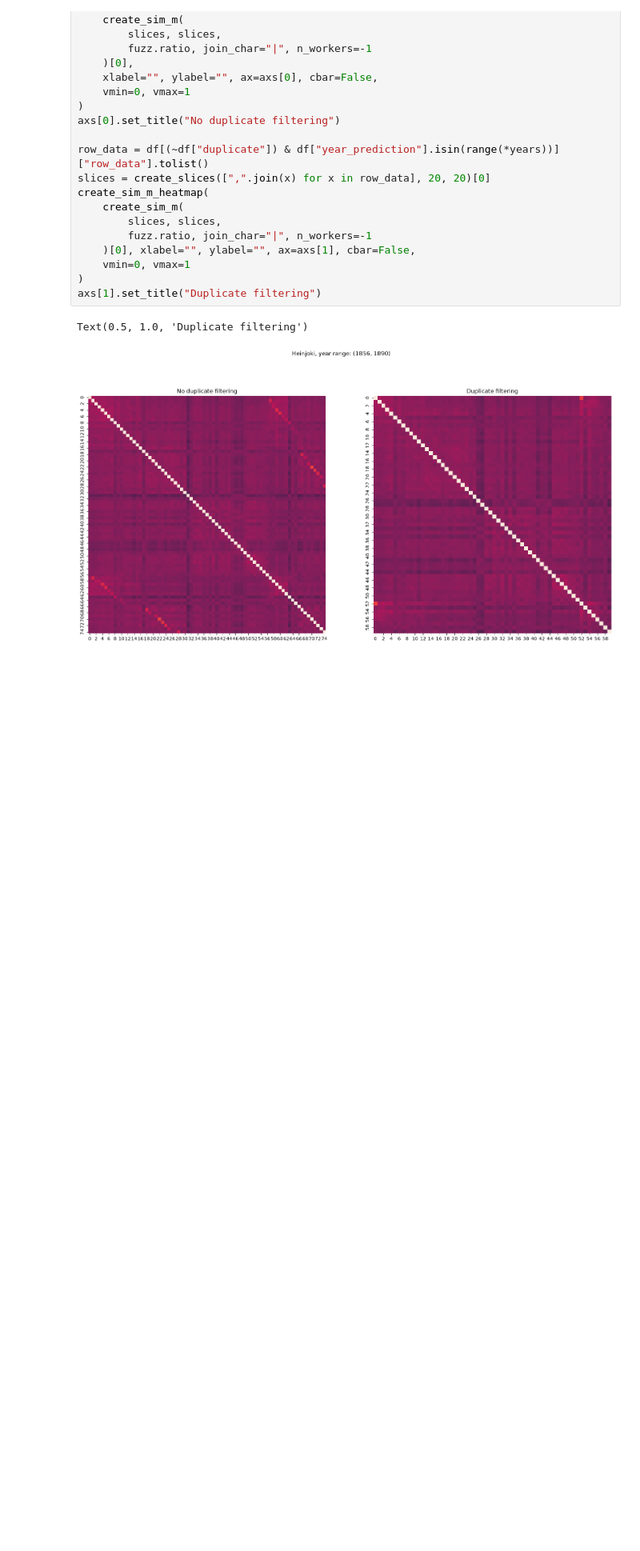
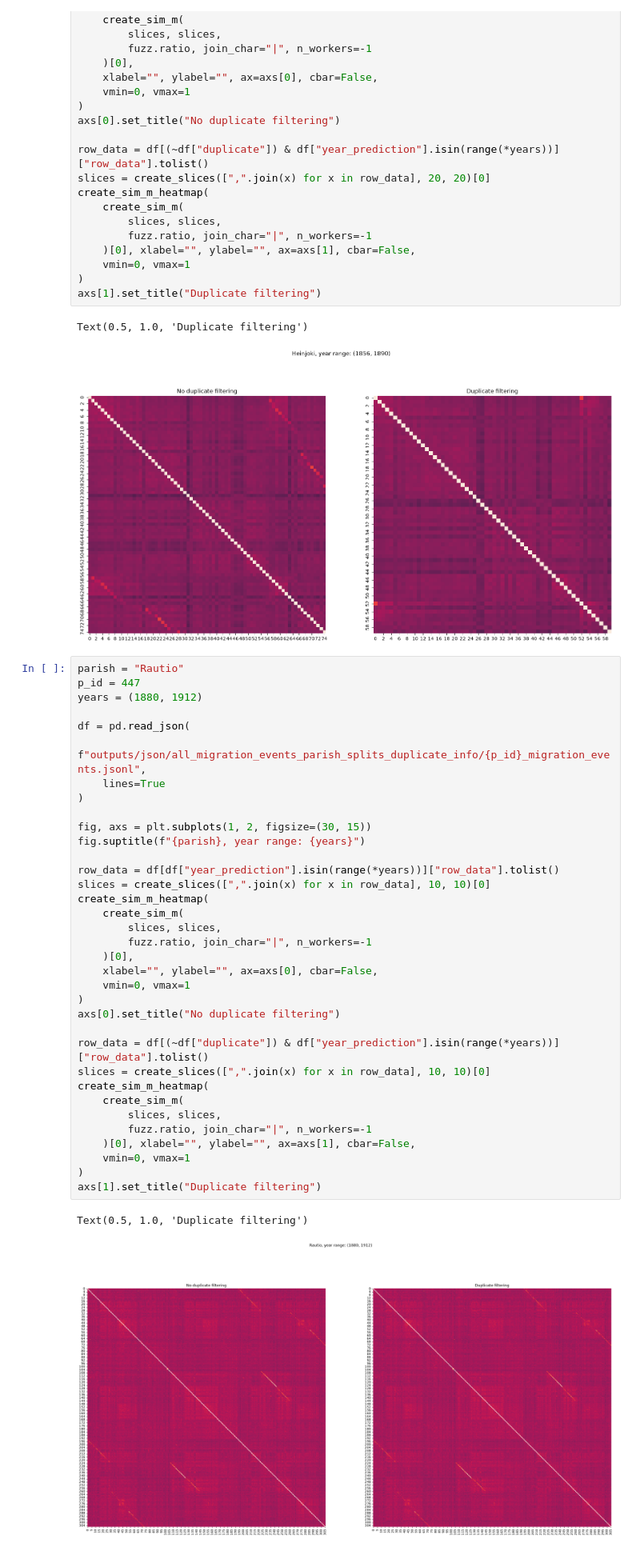
Before and after one commit to TurkuNLP/htr-hiski-alignment, a Jupyter notebook: extracting-migrations-overlap_discovery.ipynb, the cells around one changed output. Shown at 80% size. Saved outputs shown, nothing was run; the diff lists cells and outputs as text; blank space fills up the shorter version.

Commit message:
updates to duplicate filtering

```diff
--- a/extracting-migrations-overlap_discovery.ipynb
+++ b/extracting-migrations-overlap_discovery.ipynb
@@ -232,6 +232,44 @@ axs[1].set_title("Duplicate filtering")
 # %% [output]
 Text(0.5, 1.0, 'Duplicate filtering')
 [figure]
+# %%
+parish = "Rautio"
+p_id = 447
+years = (1880, 1912)
+
+df = pd.read_json(
+    f"outputs/json/all_migration_events_parish_splits_duplicate_info/{p_id}_migration_events.jsonl",
+    lines=True
+)
+
+fig, axs = plt.subplots(1, 2, figsize=(30, 15))
+fig.suptitle(f"{parish}, year range: {years}")
+
+row_data = df[df["year_prediction"].isin(range(*years))]["row_data"].tolist()
+slices = create_slices([",".join(x) for x in row_data], 10, 10)[0]
+create_sim_m_heatmap(
+    create_sim_m(
+        slices, slices,
+        fuzz.ratio, join_char="|", n_workers=-1
+    )[0],
+    xlabel="", ylabel="", ax=axs[0], cbar=False,
+    vmin=0, vmax=1
+)
+axs[0].set_title("No duplicate filtering")
+
+row_data = df[(~df["duplicate"]) & df["year_prediction"].isin(range(*years))]["row_data"].tolist()
+slices = create_slices([",".join(x) for x in row_data], 10, 10)[0]
+create_sim_m_heatmap(
+    create_sim_m(
+        slices, slices,
+        fuzz.ratio, join_char="|", n_workers=-1
+    )[0], xlabel="", ylabel="", ax=axs[1], cbar=False,
+    vmin=0, vmax=1
+)
+axs[1].set_title("Duplicate filtering")
+# %% [output]
+Text(0.5, 1.0, 'Duplicate filtering')
+[figure, added]
 # %%
 total_non_duplicate_events = 0
 for file_path in Path("outputs/json/all_migration_events_parish_splits_duplicate_info").glob("*.jsonl"):
```
Also changed, not shown: parts of 2 cells of this notebook.
